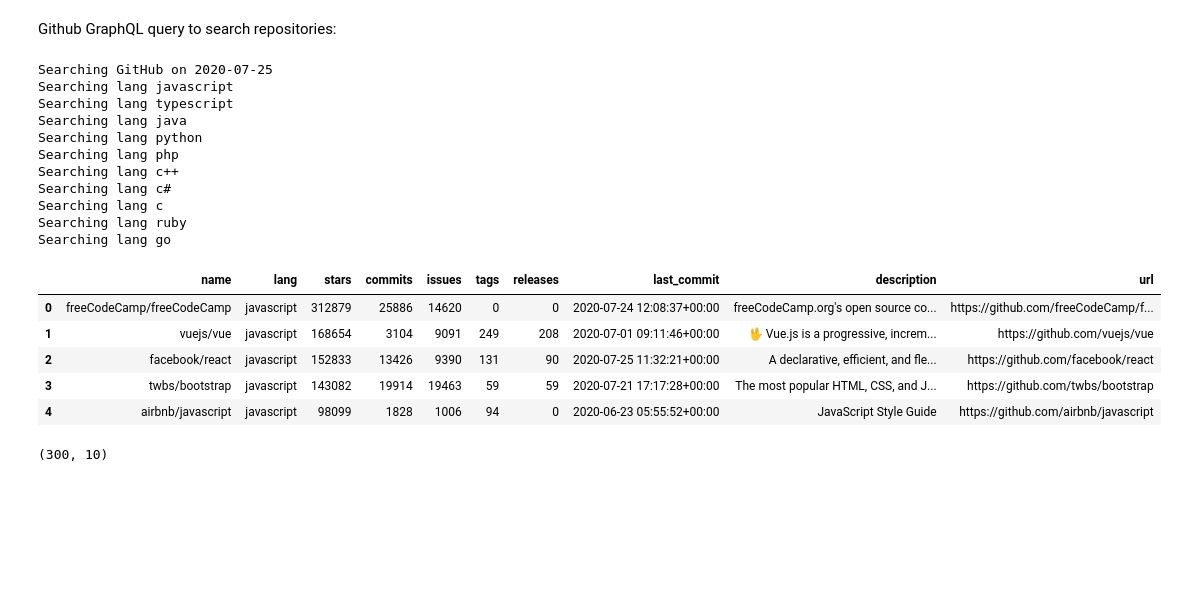
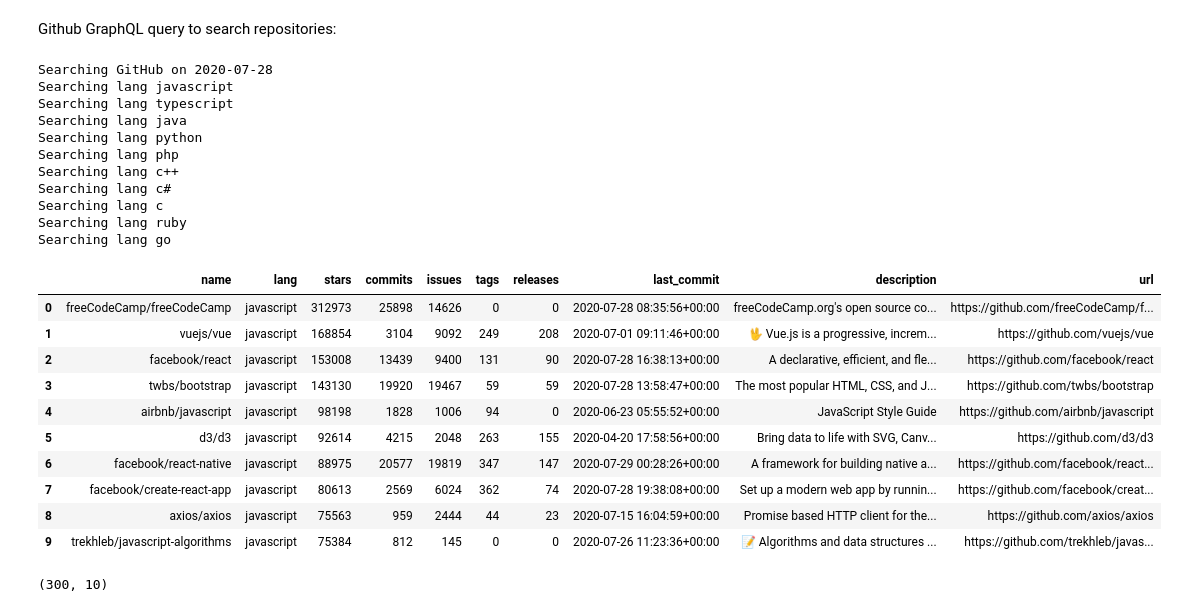
Before and after one commit to gems-uff/release-mining, a Jupyter notebook: 00_dataset.ipynb, the cells around one changed output. Saved outputs shown, nothing was run; the diff lists cells and outputs as text; code cells hidden in the pictures; blank space fills up the shorter version.

```diff
--- a/00_dataset.ipynb
+++ b/00_dataset.ipynb
@@ -10,3 +11,5 @@ import pandas as pd
+# %%
+pd.set_option('display.max_rows', 500)
 # %% [markdown]
 # Language Selection
 
@@ -88,14 +91,14 @@ for lang in languages:
     print(f'Searching lang {lang}')
     response = requests.post('https://api.github.com/graphql', headers=headers, json={
         'query': query,
-        'variables': { 'query': f'language:{lang} sort:stars-desc', 'qnt': projects_per_lang }
+        'variables': { 'query': f'language:{lang} stars:>5000 sort:stars-desc', 'qnt': projects_per_lang }
     })
     if response.ok:
         data = json.loads(response.content)
         project_lang_df = process_language(lang, data)
         github_projects = pd.concat([github_projects, project_lang_df])
 # %% [output]
-Searching GitHub on 2020-07-25
+Searching GitHub on 2020-07-28
 Searching lang javascript
 Searching lang typescript
 Searching lang java
@@ -108,20 +111,25 @@ Searching lang ruby
 Searching lang go
 # %%
 github_projects.last_commit = pd.to_datetime(github_projects.last_commit)
-github_projects.stars = github_projects.stars.astype(int)
-github_projects.commits = github_projects.commits.astype(int)
-github_projects.issues = github_projects.issues.astype(int)
-github_projects.releases = github_projects.releases.astype(int)
-github_projects.tags = github_projects.tags.astype(int)
+github_projects.stars = pd.to_numeric(github_projects.stars)
+github_projects.commits = pd.to_numeric(github_projects.commits)
+github_projects.issues = pd.to_numeric(github_projects.issues)
+github_projects.releases = pd.to_numeric(github_projects.releases)
+github_projects.tags = pd.to_numeric(github_projects.tags)
 # %%
-github_projects.head()
+github_projects.head(10)
 # %% [output]
 |  | name | lang | stars | commits | issues | tags | releases | last_commit | description | url |
-| 0 | freeCodeCamp/freeCodeCamp | javascript | 312879 | 25886 | 14620 | 0 | 0 | 2020-07-24 12:08:37+00:00 | freeCodeCamp.org's open source co... | https://github.com/freeCodeCamp/f... |
-| 1 | vuejs/vue | javascript | 168654 | 3104 | 9091 | 249 | 208 | 2020-07-01 09:11:46+00:00 | 🖖 Vue.js is a progressive, increm... | https://github.com/vuejs/vue |
-| 2 | facebook/react | javascript | 152833 | 13426 | 9390 | 131 | 90 | 2020-07-25 11:32:21+00:00 | A declarative, efficient, and fle... | https://github.com/facebook/react |
-| 3 | twbs/bootstrap | javascript | 143082 | 19914 | 19463 | 59 | 59 | 2020-07-21 17:17:28+00:00 | The most popular HTML, CSS, and J... | https://github.com/twbs/bootstrap |
-| 4 | airbnb/javascript | javascript | 98099 | 1828 | 1006 | 94 | 0 | 2020-06-23 05:55:52+00:00 | JavaScript Style Guide | https://github.com/airbnb/javascript |
+| 0 | freeCodeCamp/freeCodeCamp | javascript | 312973 | 25898 | 14626 | 0 | 0 | 2020-07-28 08:35:56+00:00 | freeCodeCamp.org's open source co... | https://github.com/freeCodeCamp/f... |
+| 1 | vuejs/vue | javascript | 168854 | 3104 | 9092 | 249 | 208 | 2020-07-01 09:11:46+00:00 | 🖖 Vue.js is a progressive, increm... | https://github.com/vuejs/vue |
+| 2 | facebook/react | javascript | 153008 | 13439 | 9400 | 131 | 90 | 2020-07-28 16:38:13+00:00 | A declarative, efficient, and fle... | https://github.com/facebook/react |
+| 3 | twbs/bootstrap | javascript | 143130 | 19920 | 19467 | 59 | 59 | 2020-07-28 13:58:47+00:00 | The most popular HTML, CSS, and J... | https://github.com/twbs/bootstrap |
+| 4 | airbnb/javascript | javascript | 98198 | 1828 | 1006 | 94 | 0 | 2020-06-23 05:55:52+00:00 | JavaScript Style Guide | https://github.com/airbnb/javascript |
+| 5 | d3/d3 | javascript | 92614 | 4215 | 2048 | 263 | 155 | 2020-04-20 17:58:56+00:00 | Bring data to life with SVG, Canv... | https://github.com/d3/d3 |
+| 6 | facebook/react-native | javascript | 88975 | 20577 | 19819 | 347 | 147 | 2020-07-29 00:28:26+00:00 | A framework for building native a... | https://github.com/facebook/react... |
+| 7 | facebook/create-react-app | javascript | 80613 | 2569 | 6024 | 362 | 74 | 2020-07-28 19:38:08+00:00 | Set up a modern web app by runnin... | https://github.com/facebook/creat... |
+| 8 | axios/axios | javascript | 75563 | 959 | 2444 | 44 | 23 | 2020-07-15 16:04:59+00:00 | Promise based HTTP client for the... | https://github.com/axios/axios |
+| 9 | trekhleb/javascript-algorithms | javascript | 75384 | 812 | 145 | 0 | 0 | 2020-07-26 11:23:36+00:00 | 📝 Algorithms and data structures ... | https://github.com/trekhleb/javas... |
 # %%
 github_projects.shape
 # %% [output]
```
Also changed, not shown: parts of 21 cells of this notebook, 4 other files.
